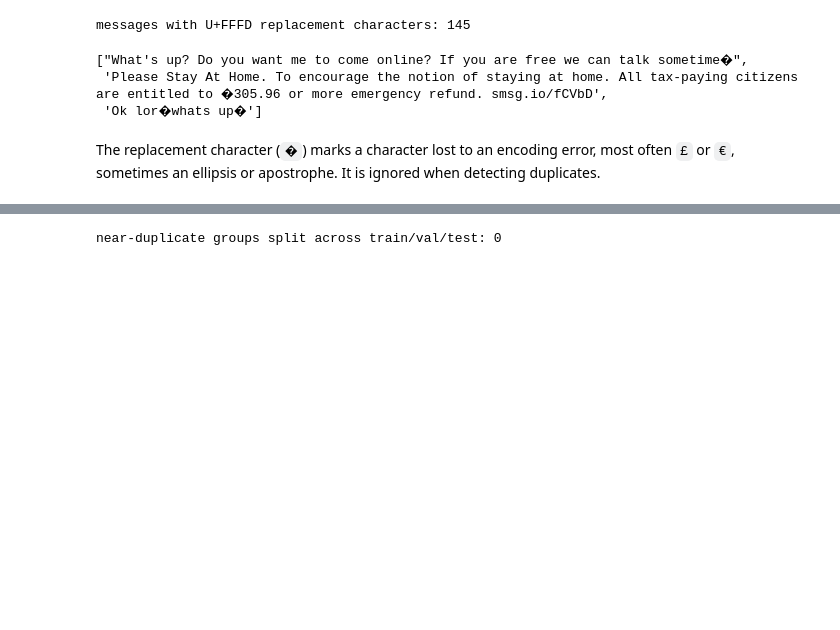
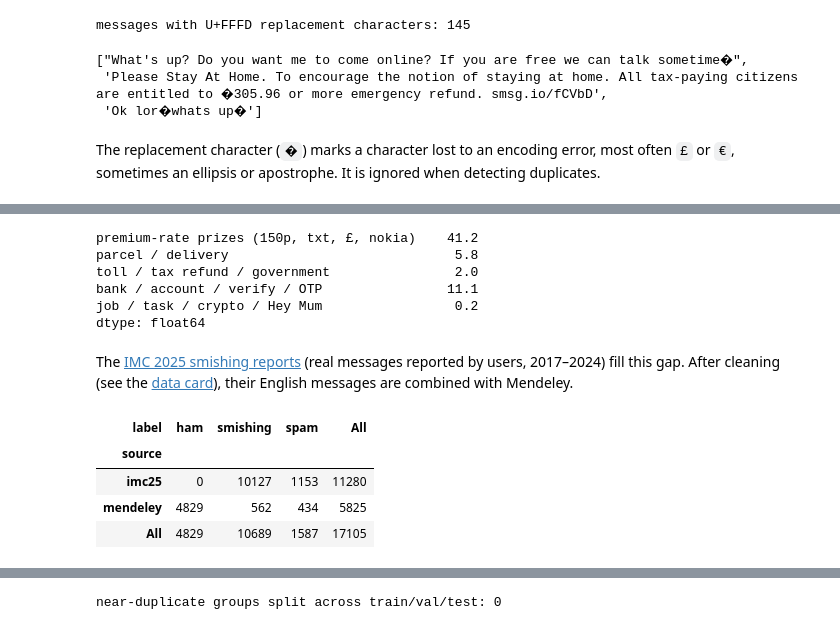
Before and after one commit to rehanbigs/scamsleuth, a Jupyter notebook: notebooks/01_eda.ipynb, the cells around one changed output, grey strips where cells are left out. Cells and saved outputs as stored; diff of their text form; code cells hidden in the pictures; blank space fills up the shorter version.

```diff
--- a/notebooks/01_eda.ipynb
+++ b/notebooks/01_eda.ipynb
@@ -112,0 +117,34 @@ The replacement character (`�`) marks a character lost to an encoding error, m
+# %%
+smish = raw.loc[raw["label"] == "smishing", "text"].str.lower()
+patterns = {
+    "premium-rate prizes (150p, txt, £, nokia)": r"ringtone|nokia|150p|txt\b|£|po ?box|t&c",
+    "parcel / delivery": r"parcel|deliver|usps|dhl|fedex|package",
+    "toll / tax refund / government": r"toll|vehicle|tax refund|refund|hmrc|gov",
+    "bank / account / verify / OTP": r"bank|account|verify|kyc|otp|suspend",
+    "job / task / crypto / Hey Mum": r"job|task|crypto|bitcoin|whatsapp|hi mum|hi mom",
+}
+(pd.Series({k: smish.str.contains(p).mean() for k, p in patterns.items()}) * 100).round(1)
+# %% [output]
+premium-rate prizes (150p, txt, £, nokia)    41.2
+parcel / delivery                             5.8
+toll / tax refund / government                2.0
+bank / account / verify / OTP                11.1
+job / task / crypto / Hey Mum                 0.2
+dtype: float64
+# %% [markdown]
+The [IMC 2025 smishing reports](https://github.com/reportsmishing/Smishing-Dataset-IMC25) (real messages reported by users, 2017–2024) fill this gap. After cleaning (see the [data card](../docs/data.md)), their English messages are combined with Mendeley.
+# %%
+import json
+
+summary = json.loads((DATA / "processed" / "summary.json").read_text())
+df = pd.concat(
+    [pd.read_parquet(DATA / "processed" / f"{s}.parquet").assign(split=s) for s in SPLITS],
+    ignore_index=True,
+)
+pd.crosstab(df["source"], df["label"], margins=True)
+# %% [output]
+| label | ham | smishing | spam | All |
+| source |  |  |  |  |
+| imc25 | 0 | 10127 | 1153 | 11280 |
+| mendeley | 4829 | 562 | 434 | 5825 |
+| All | 4829 | 10689 | 1587 | 17105 |
```
Also changed, not shown: parts of 15 cells of this notebook, 9 other files.
